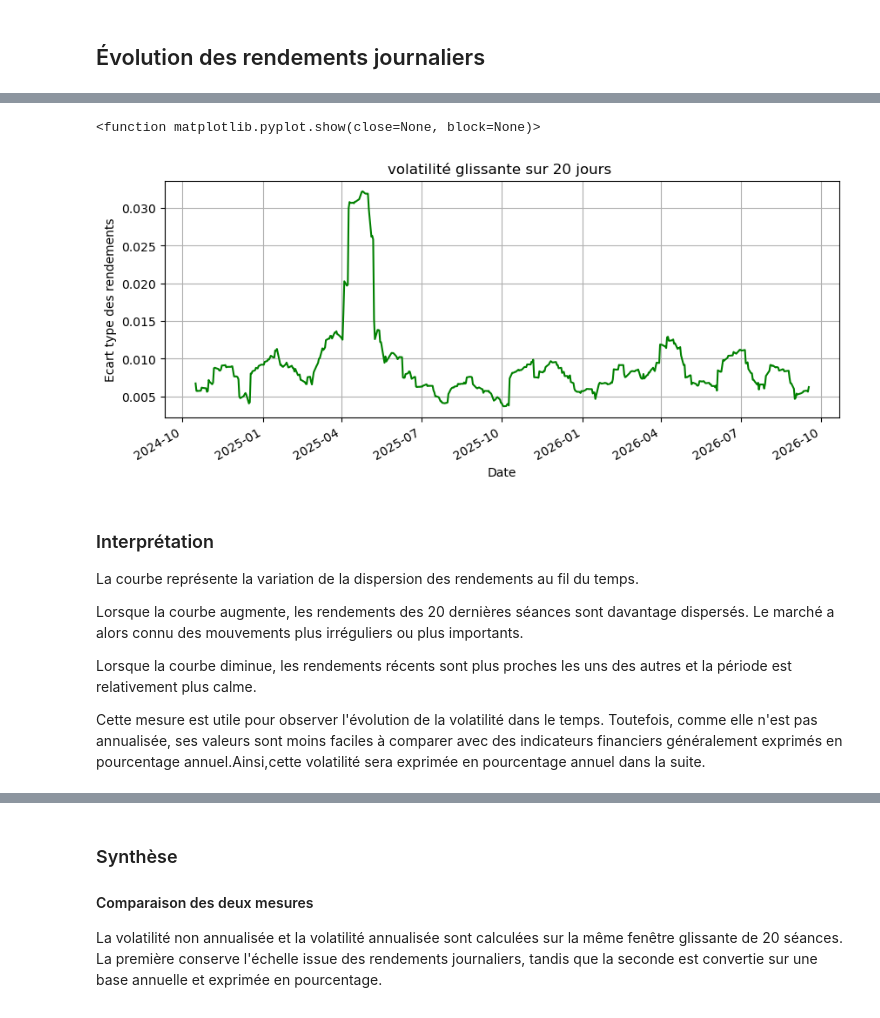
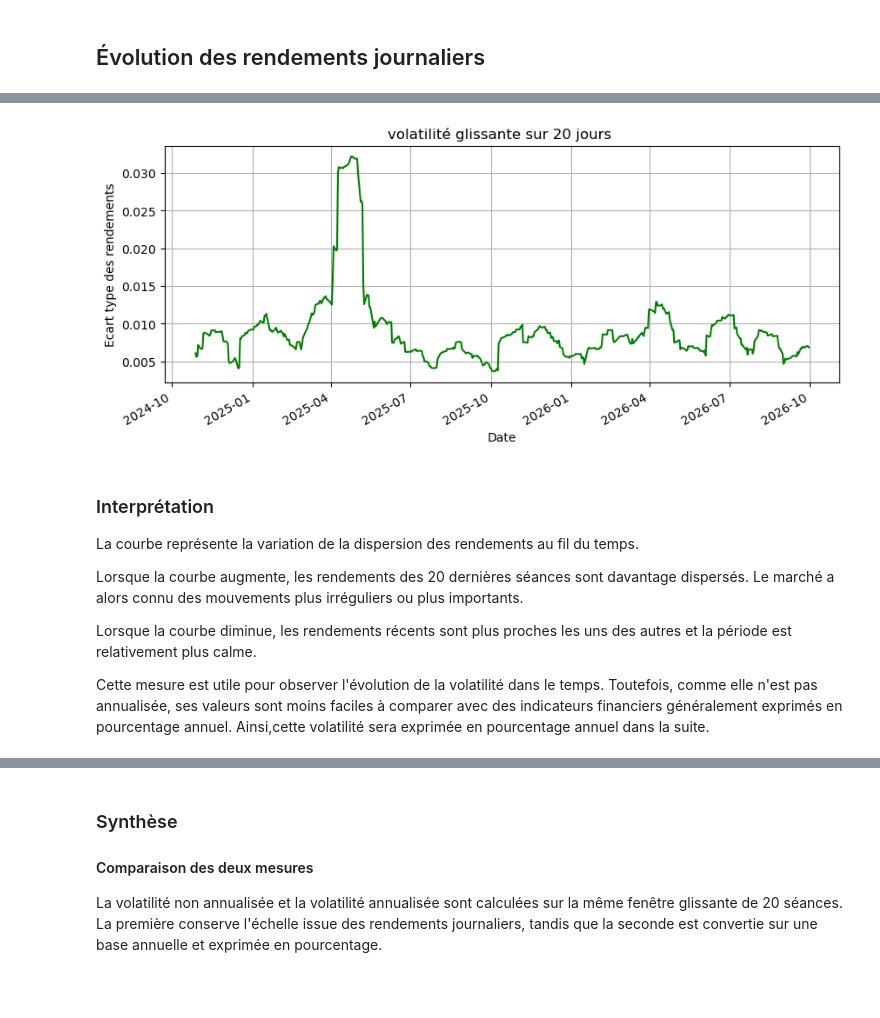
Before and after one commit to Sebastien-gif-cyber/Volatility-modeling-quant, a Jupyter notebook: premier projet.ipynb, the cells around one changed output, grey strips where cells are left out. Saved outputs shown, nothing was run; the diff lists cells and outputs as text; code cells hidden in the pictures.

```diff
--- a/premier projet.ipynb
+++ b/premier projet.ipynb
@@ -250,12 +296,11 @@ Date
 # %%
 data["volatility_20d"].plot( figsize= (10,4), title= "volatilité glissante sur 20 jours ", color= "green")
 plt.xlabel("Date")
 plt.ylabel("Ecart type des rendements")
 plt.grid(True)
-plt.show
+plt.show()
 # %% [output]
-<function matplotlib.pyplot.show(close=None, block=None)>
-[figure, old version]
+[figure, new version]
 # %% [markdown]
 ### Interprétation
 
@@ -265,7 +310,7 @@ Lorsque la courbe augmente, les rendements des 20 dernières séances sont davan
 
 Lorsque la courbe diminue, les rendements récents sont plus proches les uns des autres et la période est relativement plus calme.
 
-Cette mesure est utile pour observer l'évolution de la volatilité dans le temps. Toutefois, comme elle n'est pas annualisée, ses valeurs sont moins faciles à comparer avec des indicateurs financiers généralement exprimés en pourcentage annuel.Ainsi,cette volatilité sera exprimée en pourcentage annuel dans la suite.
+Cette mesure est utile pour observer l'évolution de la volatilité dans le temps. Toutefois, comme elle n'est pas annualisée, ses valeurs sont moins faciles à comparer avec des indicateurs financiers généralement exprimés en pourcentage annuel. Ainsi,cette volatilité sera exprimée en pourcentage annuel dans la suite.
 # %%
 print(data[["return","volatility_20d"]].tail()) # Curieux de savoir à quoi ressemble les dernières valeurs
 print(data["volatility_20d"].dropna().iloc[-1]) # iloc affiche la dernière valeur valeur disponible de la colonne
```
Also changed, not shown: parts of 70 cells of this notebook.
